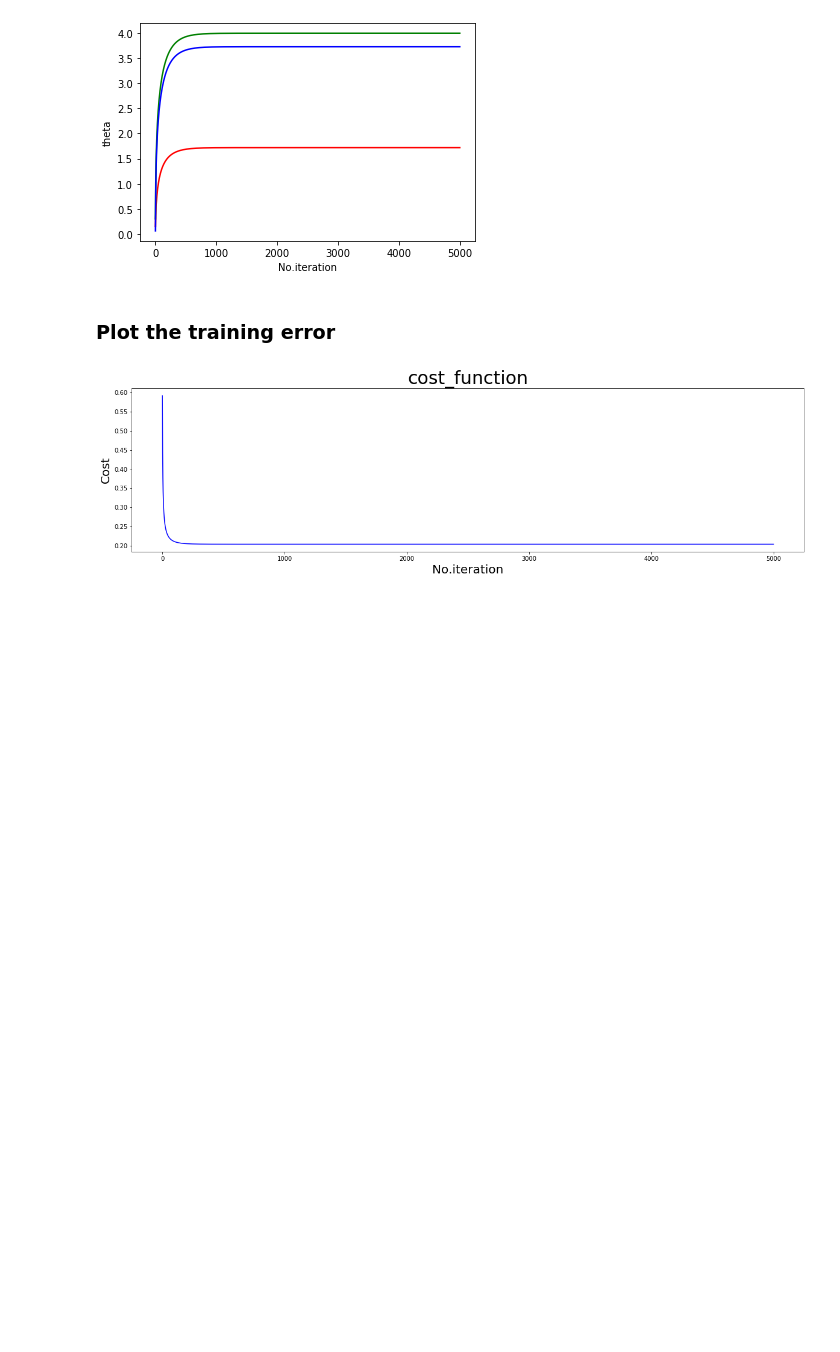
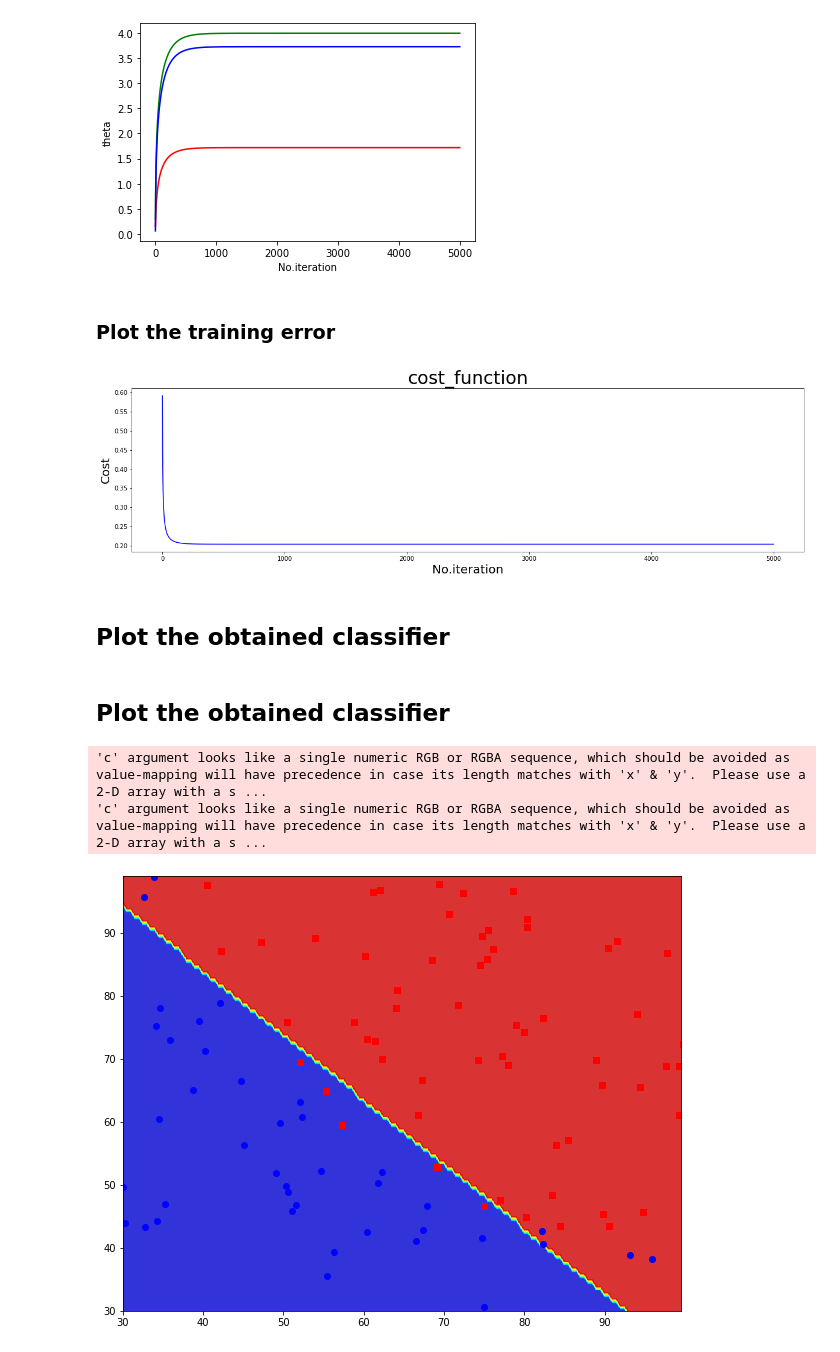
Before and after one commit to cheonginho/Machine-Learing, a Jupyter notebook: ML-Assignment05.ipynb, the cells around one changed output. Saved outputs shown, nothing was run; the diff lists cells and outputs as text; code cells hidden in the pictures; blank space fills up the shorter version.

Commit message:
Plot the obtained classifier
Plot the obtained classifier

```diff
--- a/ML-Assignment05.ipynb
+++ b/ML-Assignment05.ipynb
@@ -119,3 +119,5 @@ plt.plot(cost_history,c='b')
 plt.show()
 # %% [output]
 [figure]
+# %% [markdown]
+## Plot the obtained classifier
@@ -121,0 +153,23 @@ plt.show()
+# %% [markdown]
+## Plot the obtained classifier
+# %%
+data.head()
+from matplotlib.colors import ListedColormap
+def plot_decision(X,y,classifier,resolution=0.5):
+    markers = ('o','s')
+    colors = ('blue','red')
+    cmap = ListedColormap(colors,name='jet')
+
+    x1_min,x1_max = 30,100
+    x2_min,x2_max = 30,100
+    xx1,xx2 = np.meshgrid(np.arange(x1_min,x1_max,resolution),
+                          np.arange(x2_min,x2_max))
+    z = classifier.predict(np.array([xx1.ravel(),xx2.ravel()]).T)
+    z = z.reshape(xx1.shape)
+    plt.contourf(xx1,xx2,z,alpha=0.8,cmap='jet')
+    plt.xlim(xx1.min(),xx1.max())
+    plt.ylim(xx2.min(),xx2.max())
+
+    for idx, cl in enumerate(np.unique(y)):
+        plt.scatter(x=X[y==cl,0],y=X[y==cl,1],
+            alpha = 1 , c=cmap(idx), marker=markers[idx],label =cl)
@@ -121,0 +179,11 @@ plt.show()
+# %%
+train_matrix = np.c_[X,Y]
+pca = PCA(n_components=2)
+lr =LogisticRegression()
+X_train_pca = pca.fit_transform(train_matrix)
+lr.fit(train_matrix,label)
+plot_decision(train_matrix,label,classifier=lr)
+# %% [output]
+'c' argument looks like a single numeric RGB or RGBA sequence, which should be avoided as value-mapping will have precedence in case its length matches with 'x' & 'y'.  Please use a 2-D array with a s ...
+'c' argument looks like a single numeric RGB or RGBA sequence, which should be avoided as value-mapping will have precedence in case its length matches with 'x' & 'y'.  Please use a 2-D array with a s ...
+[figure, added]
```
Also changed, not shown: parts of 2 cells of this notebook.
